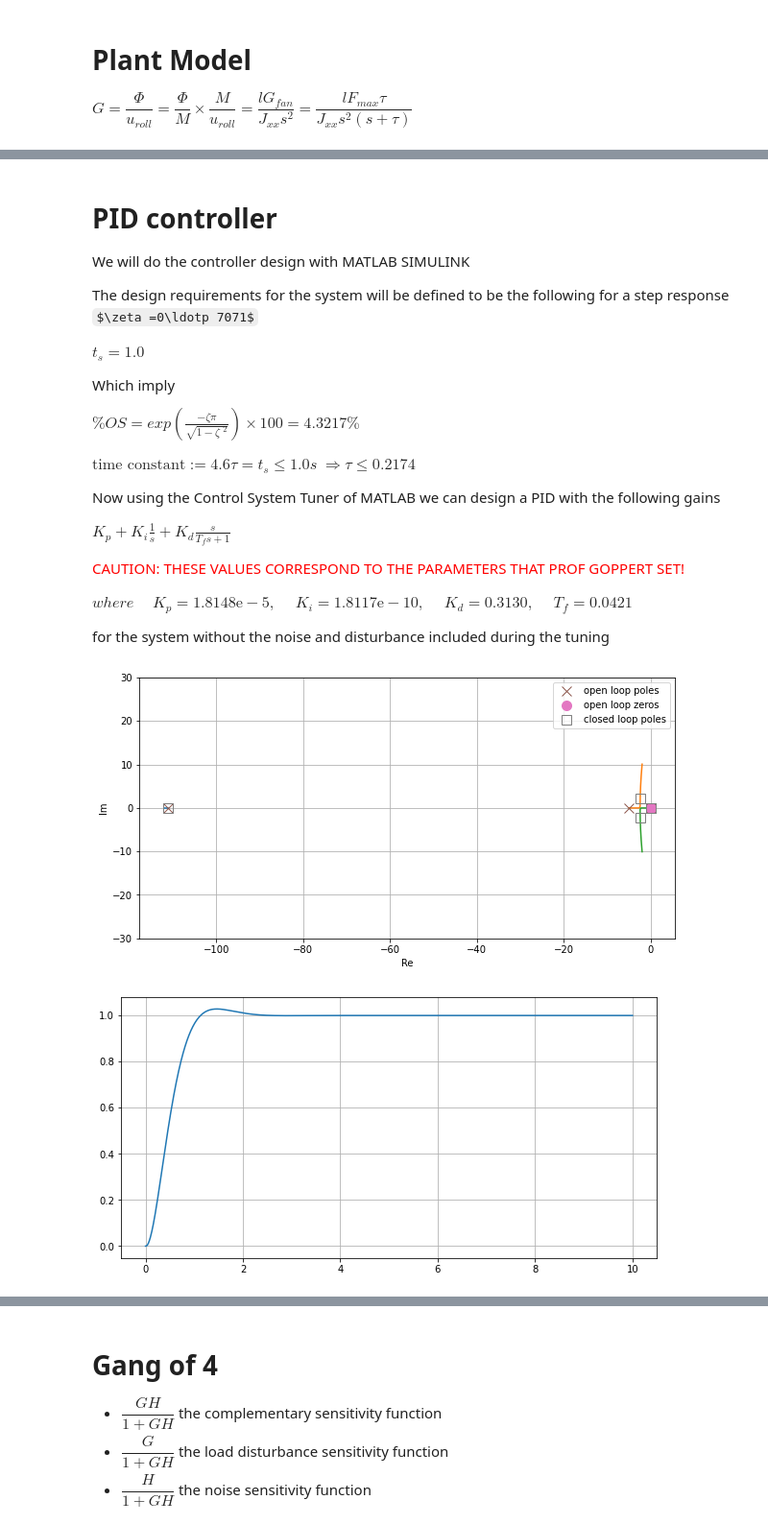
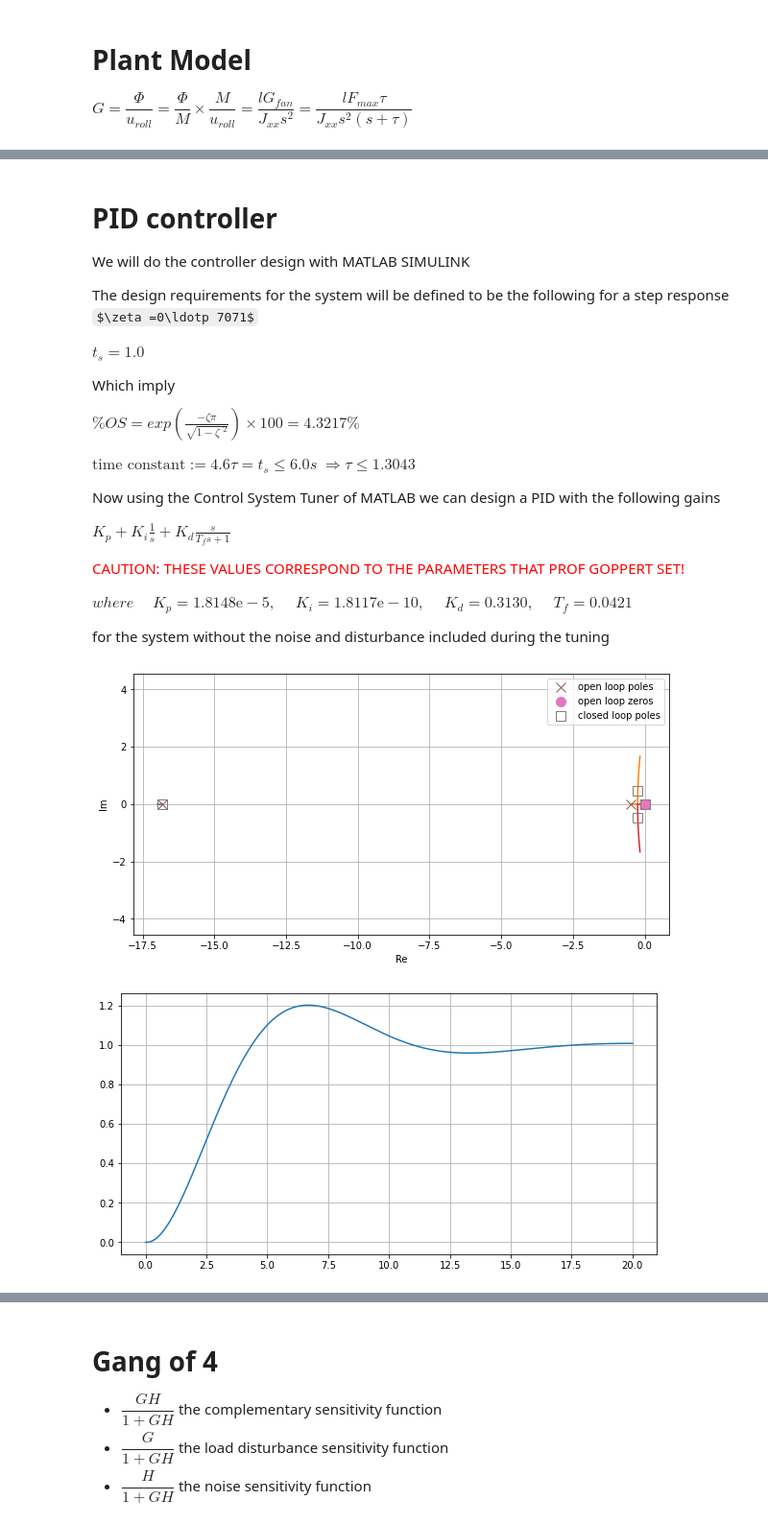
Before and after one commit to smallpondtom/aae451-notebook, a Jupyter notebook: 5-VTOL-Control/VTOL-Control.ipynb, the cells around one changed output, grey strips where cells are left out. Shown at 96% size. Drawn from its saved outputs; the diff is of its cells as text; code cells hidden in the pictures; some formulas as TeX source.

Commit message:
Update controls notebook.

```diff
--- a/5-VTOL-Control/VTOL-Control.ipynb
+++ b/5-VTOL-Control/VTOL-Control.ipynb
@@ -42,7 +42,7 @@ For the spool up/down time, there is a requirement for aircrafts to be able to a
 
 Thus, it would be realistic to use values of 10 - 12 seconds for the aircraft to get $F_{max}$
 # %%
-tau = 5
+tau = 1/2
 thrust_max = 71.22e3  # actual value is 71.22e3 [N]
 s = control.tf([1, 0], [1])
 G_fan = thrust_max*(tau/(s+tau))
@@ -113,8 +113,8 @@ Which imply
 
 $\%OS=exp{\left(\frac{-\zeta \pi }{\sqrt{1-\zeta {\;}^2 }}\right)}\times 100 = 4.3217 \%$
 
-$\text{time constant} := {4.6}\tau = t_s \leq 1.0 s$
-$\Rightarrow \tau \leq 0.2174$
+$\text{time constant} := {4.6}\tau = t_s \leq 6.0 s$
+$\Rightarrow \tau \leq 1.3043$
 
 
 Now using the Control System Tuner of MATLAB we can design a PID with the following gains
@@ -129,22 +129,26 @@ for the system without the noise and disturbance included during the tuning
 # %%
 # H = 0.29*(s/1 + 1)/(s/30 + 1)  # lead-lag
 
-kp = 2.27819592159632e-07
-ki = 1.69145522308596e-10
-kd = 0.736203952699017
-N = 111.055675353426
+# kp = 2.27819592159632e-07
+# ki = 1.69145522308596e-10
+# kd = 0.736203952699017
+# N = 111.055675353426
+kp = 3.91508911172325e-08
+ki = 1.95823562988557e-15
+kd = 0.195685410470837
+N = 16.8006289431449
 H = kp + ki / s + kd * (N / (1 + N * (1 / s)))
 
 my_root_locus(G*H, np.logspace(-10, 1, 1000))
 # %% [output]
-[figure, old version]
+[figure, new version]
 # %%
 y_r = G*H/(1 + G*H)
-t, y = control.step_response(y_r, T=np.linspace(0, 10, 1000))
+t, y = control.step_response(y_r, T=np.linspace(0, 20, 1000))
 plt.plot(t, y)
 plt.grid()
 # %% [output]
-[figure, old version]
+[figure, new version]
 # %%
 control.bode(y_r, omega=np.logspace(-2, 2), Hz=True, dB=True);
 # %% [output]
```
Also changed, not shown: parts of 20 cells of this notebook.
